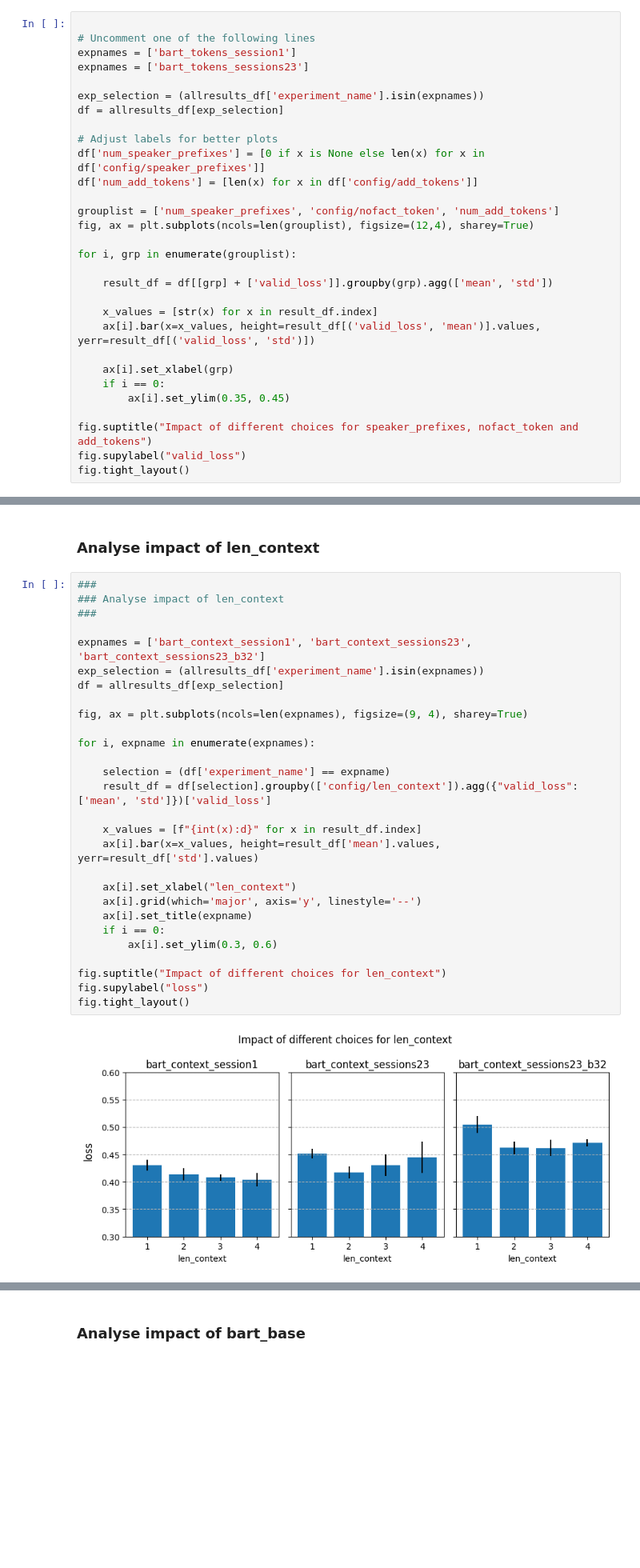
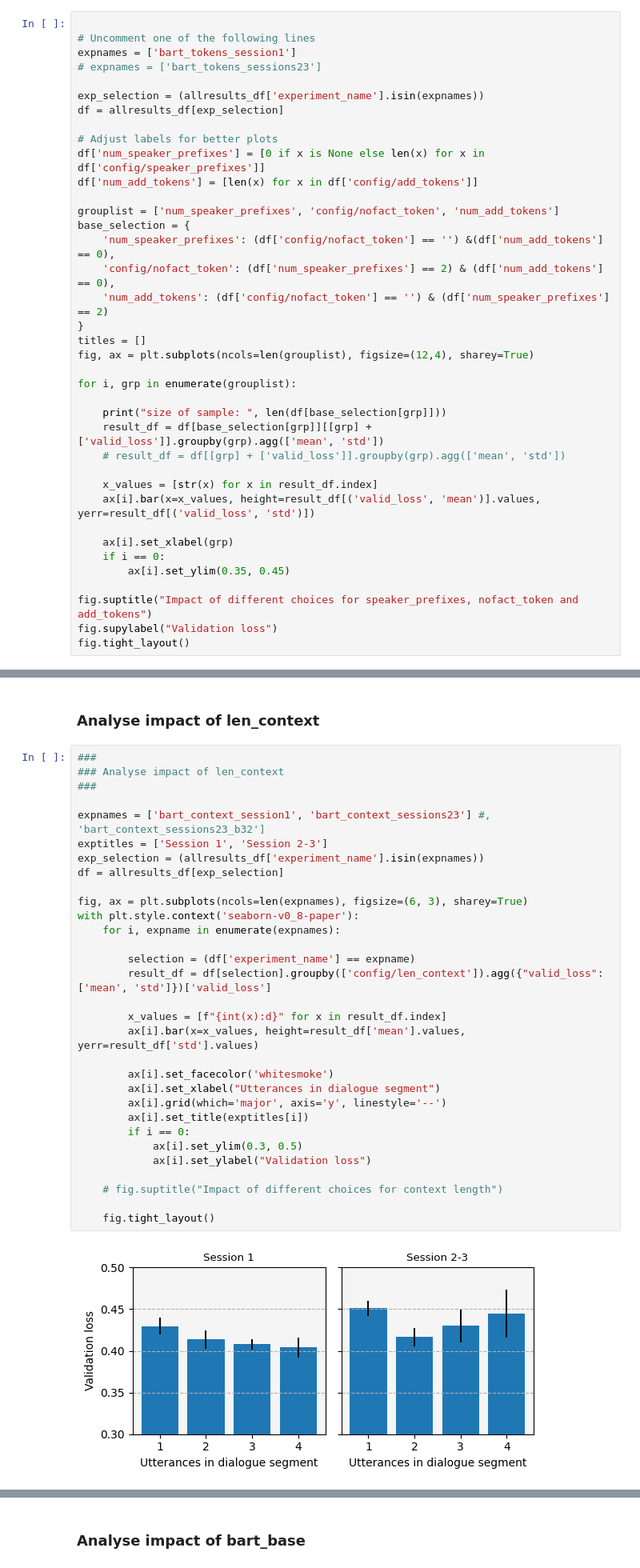
Before and after one commit to FrankVerhoef/pex, a Jupyter notebook: notebooks/analyse_ray.ipynb, the cells around one changed output, grey strips where cells are left out. Shown at 80% size. Drawn from its saved outputs; the diff is of its cells as text; blank space fills up the shorter version.

```diff
--- a/notebooks/analyse_ray.ipynb
+++ b/notebooks/analyse_ray.ipynb
@@ -233,7 +222,7 @@ fig.tight_layout()
 
 # Uncomment one of the following lines
 expnames = ['bart_tokens_session1']
-expnames = ['bart_tokens_sessions23']
+# expnames = ['bart_tokens_sessions23']
 
 exp_selection = (allresults_df['experiment_name'].isin(expnames))
 df = allresults_df[exp_selection]
@@ -243,11 +232,19 @@ df['num_speaker_prefixes'] = [0 if x is None else len(x) for x in df['config/spe
 df['num_add_tokens'] = [len(x) for x in df['config/add_tokens']]
 
 grouplist = ['num_speaker_prefixes', 'config/nofact_token', 'num_add_tokens']
+base_selection = {
+    'num_speaker_prefixes': (df['config/nofact_token'] == '') &(df['num_add_tokens'] == 0),
+    'config/nofact_token': (df['num_speaker_prefixes'] == 2) & (df['num_add_tokens'] == 0),
+    'num_add_tokens': (df['config/nofact_token'] == '') & (df['num_speaker_prefixes'] == 2)
+}
+titles = []
 fig, ax = plt.subplots(ncols=len(grouplist), figsize=(12,4), sharey=True)
 
 for i, grp in enumerate(grouplist):
 
-    result_df = df[[grp] + ['valid_loss']].groupby(grp).agg(['mean', 'std'])
+    print("size of sample: ", len(df[base_selection[grp]]))
+    result_df = df[base_selection[grp]][[grp] + ['valid_loss']].groupby(grp).agg(['mean', 'std'])
+    # result_df = df[[grp] + ['valid_loss']].groupby(grp).agg(['mean', 'std'])
 
     x_values = [str(x) for x in result_df.index]
     ax[i].bar(x=x_values, height=result_df[('valid_loss', 'mean')].values, yerr=result_df[('valid_loss', 'std')])
@@ -257,7 +254,7 @@ for i, grp in enumerate(grouplist):
         ax[i].set_ylim(0.35, 0.45)
 
 fig.suptitle("Impact of different choices for speaker_prefixes, nofact_token and add_tokens")
-fig.supylabel("valid_loss")
+fig.supylabel("Validation loss")
 fig.tight_layout()
 # %% [output]
 A value is trying to be set on a copy of a slice from a DataFrame.
@@ -276,33 +458,36 @@ See the caveats in the documentation: https://pandas.pydata.org/pandas-docs/stab
 # %%
 ###
 ### Analyse impact of len_context
 ###
 
-expnames = ['bart_context_session1', 'bart_context_sessions23', 'bart_context_sessions23_b32']
+expnames = ['bart_context_session1', 'bart_context_sessions23'] #, 'bart_context_sessions23_b32']
+exptitles = ['Session 1', 'Session 2-3']
 exp_selection = (allresults_df['experiment_name'].isin(expnames))
 df = allresults_df[exp_selection]
 
-fig, ax = plt.subplots(ncols=len(expnames), figsize=(9, 4), sharey=True)
+fig, ax = plt.subplots(ncols=len(expnames), figsize=(6, 3), sharey=True)
+with plt.style.context('seaborn-v0_8-paper'):
+    for i, expname in enumerate(expnames):
 
-for i, expname in enumerate(expnames):
+        selection = (df['experiment_name'] == expname)
+        result_df = df[selection].groupby(['config/len_context']).agg({"valid_loss": ['mean', 'std']})['valid_loss']
 
-    selection = (df['experiment_name'] == expname)
-    result_df = df[selection].groupby(['config/len_context']).agg({"valid_loss": ['mean', 'std']})['valid_loss']
+        x_values = [f"{int(x):d}" for x in result_df.index]
+        ax[i].bar(x=x_values, height=result_df['mean'].values, yerr=result_df['std'].values)
 
-    x_values = [f"{int(x):d}" for x in result_df.index]
-    ax[i].bar(x=x_values, height=result_df['mean'].values, yerr=result_df['std'].values)
+        ax[i].set_facecolor('whitesmoke')
+        ax[i].set_xlabel("Utterances in dialogue segment")
+        ax[i].grid(which='major', axis='y', linestyle='--')
+        ax[i].set_title(exptitles[i])
+        if i == 0:
+            ax[i].set_ylim(0.3, 0.5)
+            ax[i].set_ylabel("Validation loss")
 
-    ax[i].set_xlabel("len_context")
-    ax[i].grid(which='major', axis='y', linestyle='--')
-    ax[i].set_title(expname)
-    if i == 0:
-        ax[i].set_ylim(0.3, 0.6)
+    # fig.suptitle("Impact of different choices for context length")
 
-fig.suptitle("Impact of different choices for len_context")
-fig.supylabel("loss")
-fig.tight_layout()
+    fig.tight_layout()
 # %% [output]
-[figure, old version]
+[figure, new version]
 # %%
 expnames = ['bart_context_session1', 'bart_context_sessions23', 'bart_context_sessions23_b32']
 exp_selection = (allresults_df['experiment_name'].isin(expnames))
```
Also changed, not shown: parts of 43 cells of this notebook, 25 other files.
